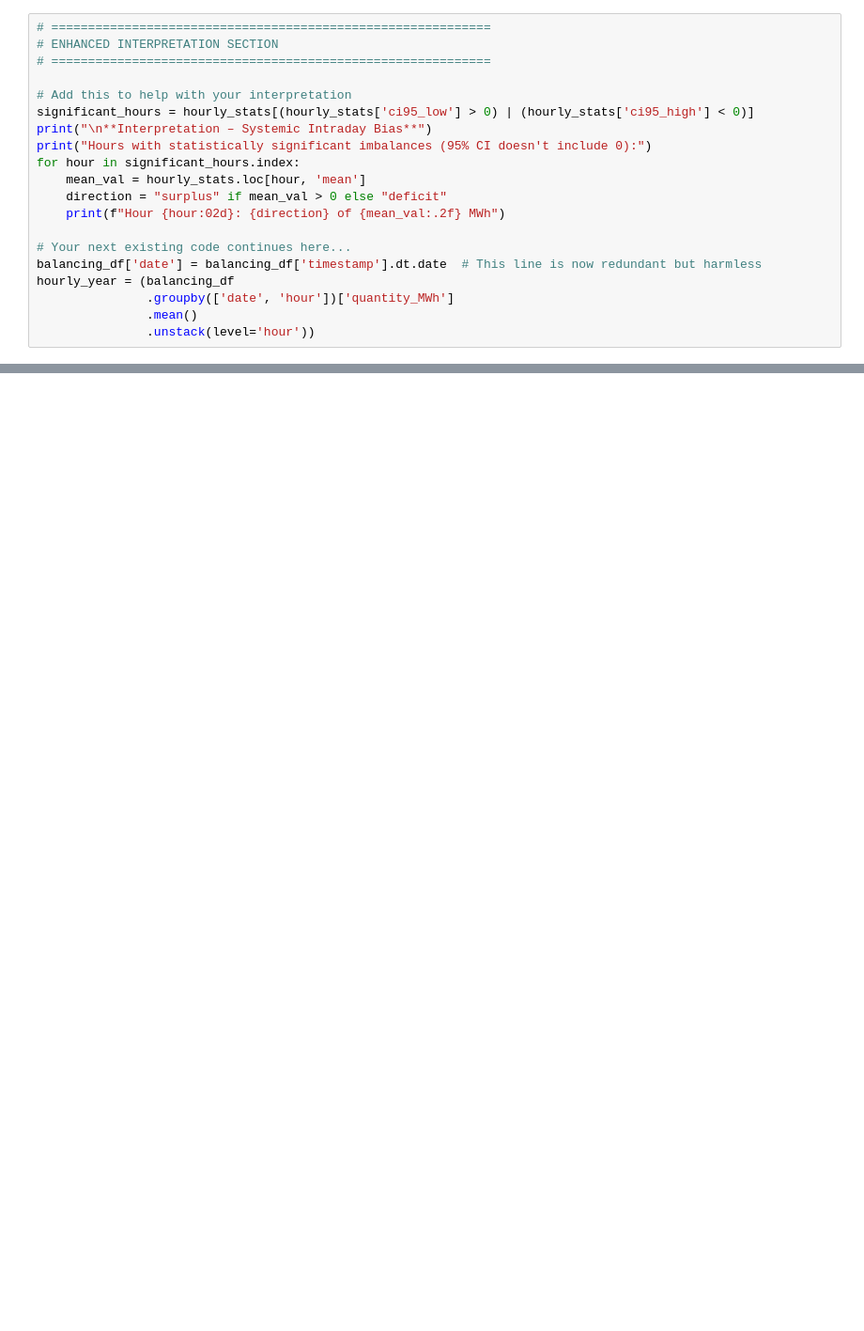
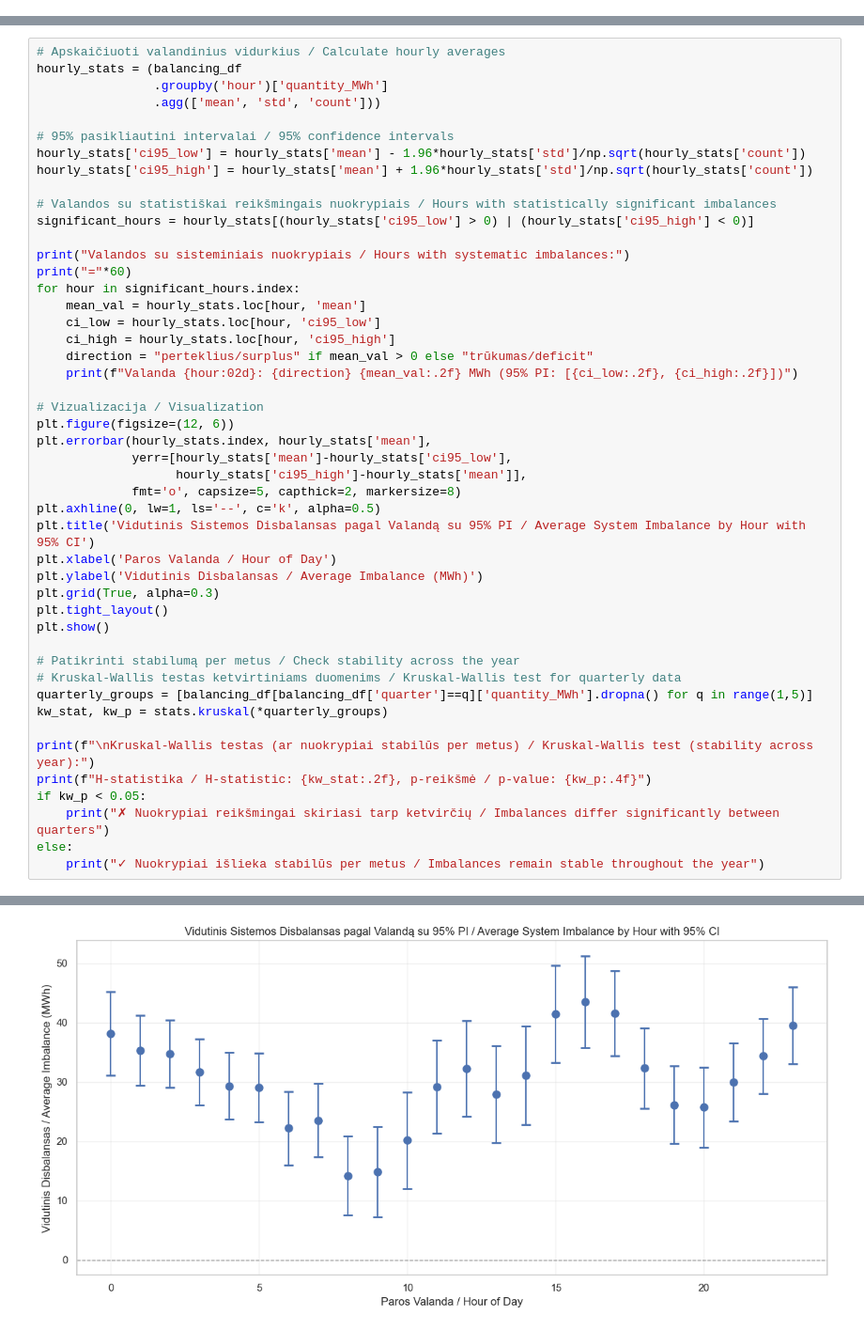
Before and after one commit to aurimas13/lithuanian_energy_repo, a Jupyter notebook: notebooks/lithuanian_energy_analysis.ipynb, the cells around one changed output, grey strips where cells are left out. Shown at 94% size. Drawn from its saved outputs; the diff is of its cells as text; blank space fills up the shorter version.

```diff
--- a/notebooks/lithuanian_energy_analysis.ipynb
+++ b/notebooks/lithuanian_energy_analysis.ipynb
@@ -357,20 +0,0 @@ plt.show()
-# %%
-# ============================================================
-# ENHANCED INTERPRETATION SECTION
-# ============================================================
-
-# Add this to help with your interpretation
-significant_hours = hourly_stats[(hourly_stats['ci95_low'] > 0) | (hourly_stats['ci95_high'] < 0)]
-print("\n**Interpretation – Systemic Intraday Bias**")
-print("Hours with statistically significant imbalances (95% CI doesn't include 0):")
-for hour in significant_hours.index:
-    mean_val = hourly_stats.loc[hour, 'mean']
-    direction = "surplus" if mean_val > 0 else "deficit"
-    print(f"Hour {hour:02d}: {direction} of {mean_val:.2f} MWh")
-
-# Your next existing code continues here...
-balancing_df['date'] = balancing_df['timestamp'].dt.date  # This line is now redundant but harmless
-hourly_year = (balancing_df
-               .groupby(['date', 'hour'])['quantity_MWh']
-               .mean()
-               .unstack(level='hour'))
@@ -1335,0 +173,48 @@ NameError: name 'imbalance_mean' is not defined
+# %%
+# Apskaičiuoti valandinius vidurkius / Calculate hourly averages
+hourly_stats = (balancing_df
+                .groupby('hour')['quantity_MWh']
+                .agg(['mean', 'std', 'count']))
+
+# 95% pasikliautini intervalai / 95% confidence intervals
+hourly_stats['ci95_low'] = hourly_stats['mean'] - 1.96*hourly_stats['std']/np.sqrt(hourly_stats['count'])
+hourly_stats['ci95_high'] = hourly_stats['mean'] + 1.96*hourly_stats['std']/np.sqrt(hourly_stats['count'])
+
+# Valandos su statistiškai reikšmingais nuokrypiais / Hours with statistically significant imbalances
+significant_hours = hourly_stats[(hourly_stats['ci95_low'] > 0) | (hourly_stats['ci95_high'] < 0)]
+
+print("Valandos su sisteminiais nuokrypiais / Hours with systematic imbalances:")
+print("="*60)
+for hour in significant_hours.index:
+    mean_val = hourly_stats.loc[hour, 'mean']
+    ci_low = hourly_stats.loc[hour, 'ci95_low']
+    ci_high = hourly_stats.loc[hour, 'ci95_high']
+    direction = "perteklius/surplus" if mean_val > 0 else "trūkumas/deficit"
+    print(f"Valanda {hour:02d}: {direction} {mean_val:.2f} MWh (95% PI: [{ci_low:.2f}, {ci_high:.2f}])")
+
+# Vizualizacija / Visualization
+plt.figure(figsize=(12, 6))
+plt.errorbar(hourly_stats.index, hourly_stats['mean'],
+             yerr=[hourly_stats['mean']-hourly_stats['ci95_low'],
+                   hourly_stats['ci95_high']-hourly_stats['mean']],
+             fmt='o', capsize=5, capthick=2, markersize=8)
+plt.axhline(0, lw=1, ls='--', c='k', alpha=0.5)
+plt.title('Vidutinis Sistemos Disbalansas pagal Valandą su 95% PI / Average System Imbalance by Hour with 95% CI')
+plt.xlabel('Paros Valanda / Hour of Day')
+plt.ylabel('Vidutinis Disbalansas / Average Imbalance (MWh)')
+plt.grid(True, alpha=0.3)
+plt.tight_layout()
+plt.show()
+
+# Patikrinti stabilumą per metus / Check stability across the year
+# Kruskal-Wallis testas ketvirtiniams duomenims / Kruskal-Wallis test for quarterly data
+quarterly_groups = [balancing_df[balancing_df['quarter']==q]['quantity_MWh'].dropna() for q in range(1,5)]
+kw_stat, kw_p = stats.kruskal(*quarterly_groups)
+
+print(f"\nKruskal-Wallis testas (ar nuokrypiai stabilūs per metus) / Kruskal-Wallis test (stability across year):")
+print(f"H-statistika / H-statistic: {kw_stat:.2f}, p-reikšmė / p-value: {kw_p:.4f}")
+if kw_p < 0.05:
+    print("✗ Nuokrypiai reikšmingai skiriasi tarp ketvirčių / Imbalances differ significantly between quarters")
+else:
+    print("✓ Nuokrypiai išlieka stabilūs per metus / Imbalances remain stable throughout the year")
+# %% [output]
@@ -1335,0 +244 @@ NameError: name 'imbalance_mean' is not defined
+[figure, added]
```
Also changed, not shown: parts of 73 cells of this notebook.
